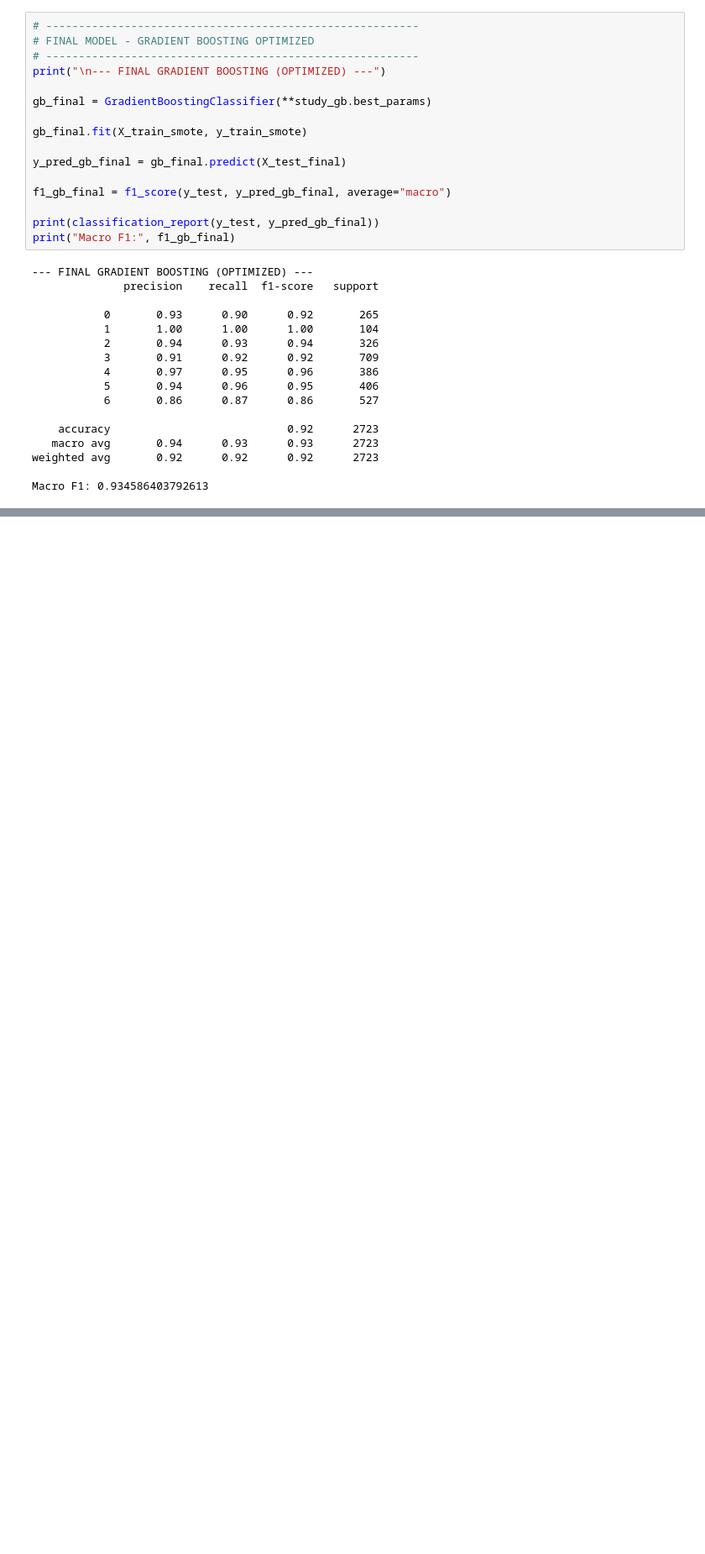
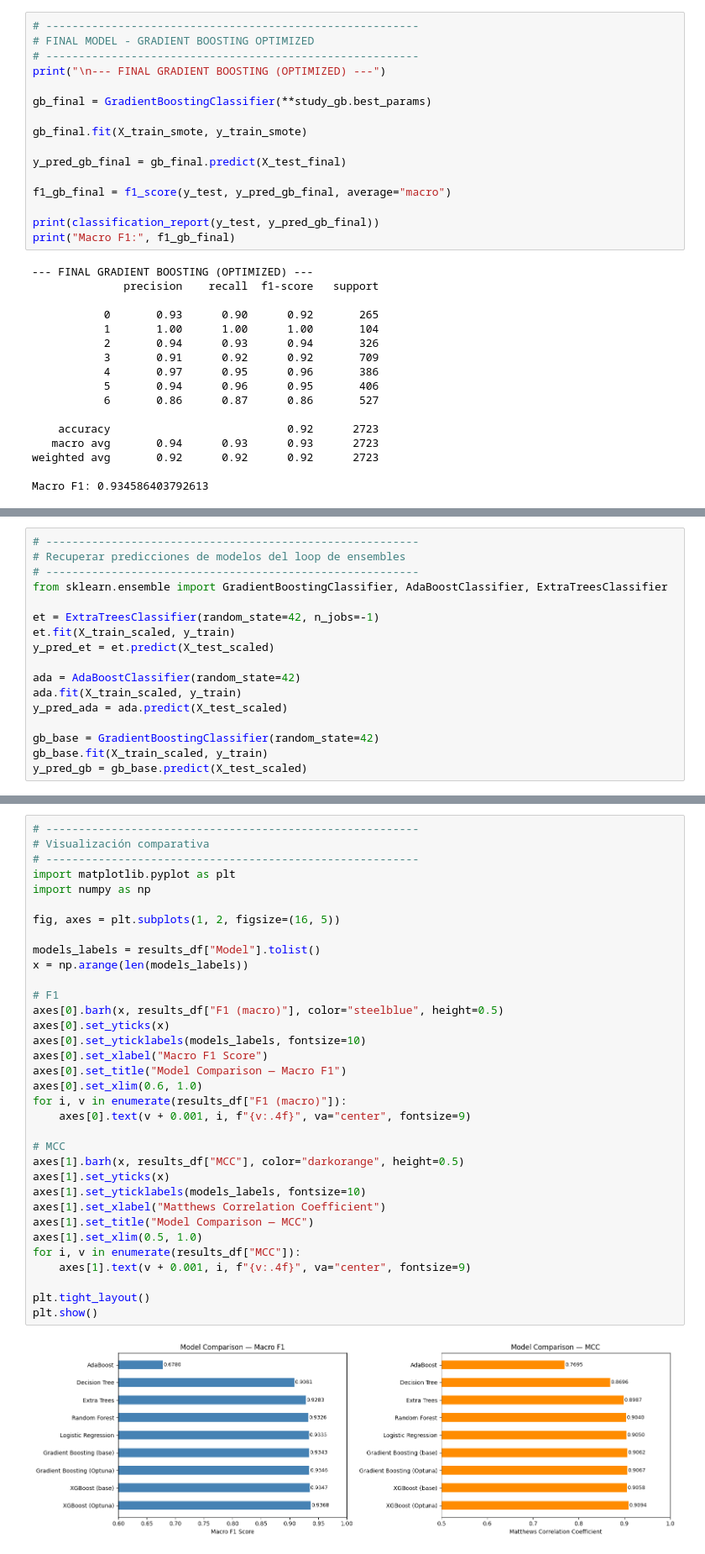
Before and after one commit to AlexIturgaitz/Proyecto-ML-Ensemble-learning-and-imbalanced-datasets.-, a Jupyter notebook: main.ipynb, the cells around one changed output, grey strips where cells are left out. Shown at 84% size. Drawn from its saved outputs; the diff is of its cells as text; blank space fills up the shorter version.

Commit message:
Punto 4. Results Discussion. He hecho una tabla comparando y tambien graficos y unas conclusiones

```diff
--- a/main.ipynb
+++ b/main.ipynb
@@ -932,0 +935,17 @@ Macro F1: 0.934586403792613
+# %%
+# ---------------------------------------------------------
+# Recuperar predicciones de modelos del loop de ensembles
+# ---------------------------------------------------------
+from sklearn.ensemble import GradientBoostingClassifier, AdaBoostClassifier, ExtraTreesClassifier
+
+et = ExtraTreesClassifier(random_state=42, n_jobs=-1)
+et.fit(X_train_scaled, y_train)
+y_pred_et = et.predict(X_test_scaled)
+
+ada = AdaBoostClassifier(random_state=42)
+ada.fit(X_train_scaled, y_train)
+y_pred_ada = ada.predict(X_test_scaled)
+
+gb_base = GradientBoostingClassifier(random_state=42)
+gb_base.fit(X_train_scaled, y_train)
+y_pred_gb = gb_base.predict(X_test_scaled)
@@ -932,0 +1000,36 @@ Macro F1: 0.934586403792613
+# %%
+# ---------------------------------------------------------
+# Visualización comparativa
+# ---------------------------------------------------------
+import matplotlib.pyplot as plt
+import numpy as np
+
+fig, axes = plt.subplots(1, 2, figsize=(16, 5))
+
+models_labels = results_df["Model"].tolist()
+x = np.arange(len(models_labels))
+
+# F1
+axes[0].barh(x, results_df["F1 (macro)"], color="steelblue", height=0.5)
+axes[0].set_yticks(x)
+axes[0].set_yticklabels(models_labels, fontsize=10)
+axes[0].set_xlabel("Macro F1 Score")
+axes[0].set_title("Model Comparison — Macro F1")
+axes[0].set_xlim(0.6, 1.0)
+for i, v in enumerate(results_df["F1 (macro)"]):
+    axes[0].text(v + 0.001, i, f"{v:.4f}", va="center", fontsize=9)
+
+# MCC
+axes[1].barh(x, results_df["MCC"], color="darkorange", height=0.5)
+axes[1].set_yticks(x)
+axes[1].set_yticklabels(models_labels, fontsize=10)
+axes[1].set_xlabel("Matthews Correlation Coefficient")
+axes[1].set_title("Model Comparison — MCC")
+axes[1].set_xlim(0.5, 1.0)
+for i, v in enumerate(results_df["MCC"]):
+    axes[1].text(v + 0.001, i, f"{v:.4f}", va="center", fontsize=9)
+
+plt.tight_layout()
+plt.show()
+# %% [output]
+[figure, added]
```
Also changed, not shown: parts of 3 cells of this notebook.
